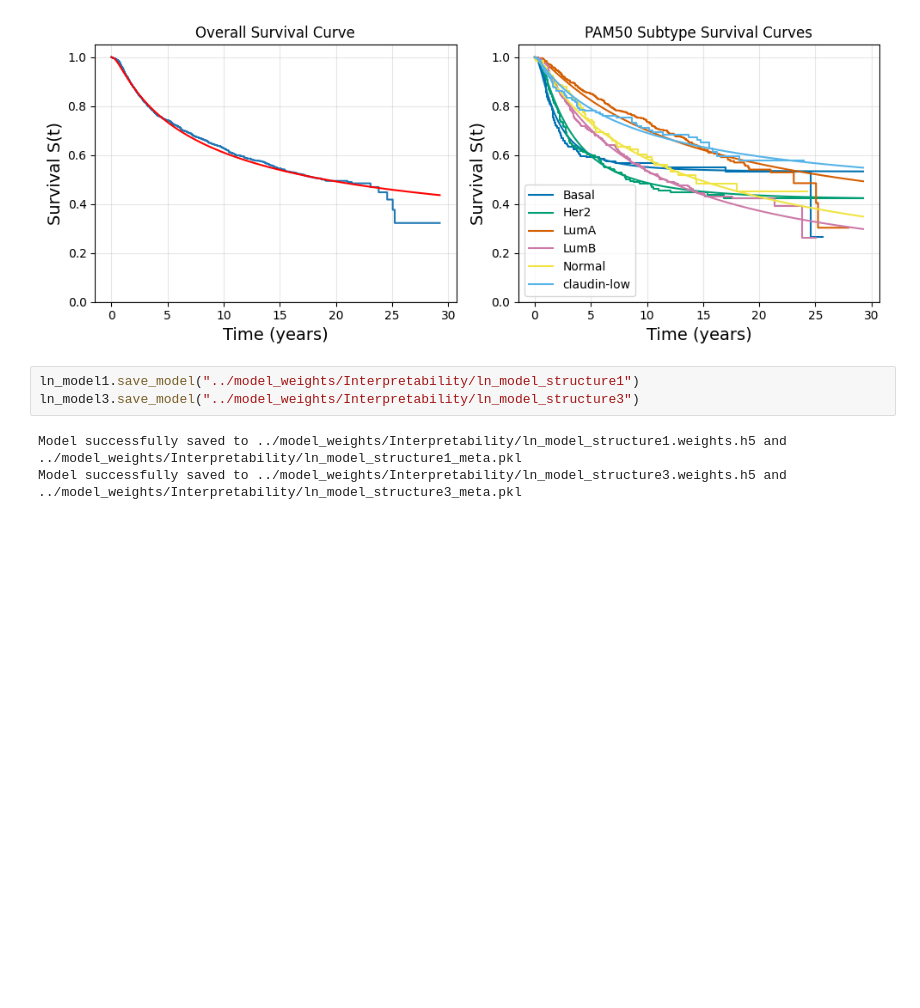
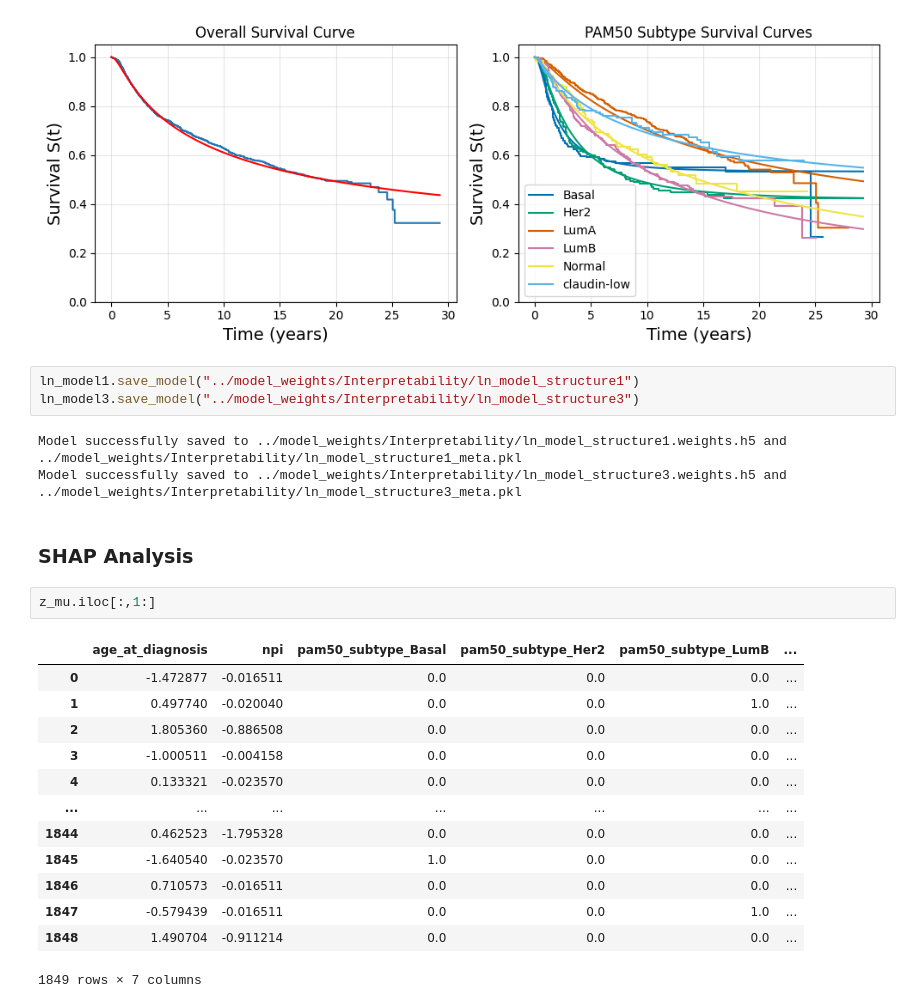
Before and after one commit to nhilariosilva/metabric_aft_models, a Jupyter notebook: notebooks/Final analysis.ipynb, the cells around one changed output. Drawn from its saved outputs; the diff is of its cells as text; blank space fills up the shorter version.

```diff
--- a/notebooks/Final analysis.ipynb
+++ b/notebooks/Final analysis.ipynb
@@ -262,3 +262,21 @@ ln_model3.save_model("../model_weights/Interpretability/ln_model_structure3")
 # %% [output]
 Model successfully saved to ../model_weights/Interpretability/ln_model_structure1.weights.h5 and ../model_weights/Interpretability/ln_model_structure1_meta.pkl
 Model successfully saved to ../model_weights/Interpretability/ln_model_structure3.weights.h5 and ../model_weights/Interpretability/ln_model_structure3_meta.pkl
+# %% [markdown]
+### SHAP Analysis
+# %%
+z_mu.iloc[:,1:]
+# %% [output]
+|  | age_at_diagnosis | npi | pam50_subtype_Basal | pam50_subtype_Her2 | pam50_subtype_LumB | ... |
+| 0 | -1.472877 | -0.016511 | 0.0 | 0.0 | 0.0 | ... |
+| 1 | 0.497740 | -0.020040 | 0.0 | 0.0 | 1.0 | ... |
+| 2 | 1.805360 | -0.886508 | 0.0 | 0.0 | 0.0 | ... |
+| 3 | -1.000511 | -0.004158 | 0.0 | 0.0 | 0.0 | ... |
+| 4 | 0.133321 | -0.023570 | 0.0 | 0.0 | 0.0 | ... |
+| ... | ... | ... | ... | ... | ... | ... |
+| 1844 | 0.462523 | -1.795328 | 0.0 | 0.0 | 0.0 | ... |
+| 1845 | -1.640540 | -0.023570 | 1.0 | 0.0 | 0.0 | ... |
+| 1846 | 0.710573 | -0.016511 | 0.0 | 0.0 | 0.0 | ... |
+| 1847 | -0.579439 | -0.016511 | 0.0 | 0.0 | 1.0 | ... |
+| 1848 | 1.490704 | -0.911214 | 0.0 | 0.0 | 0.0 | ... |
+1849 rows × 7 columns
```
Also changed, not shown: parts of 6 cells of this notebook, 5 other files.
